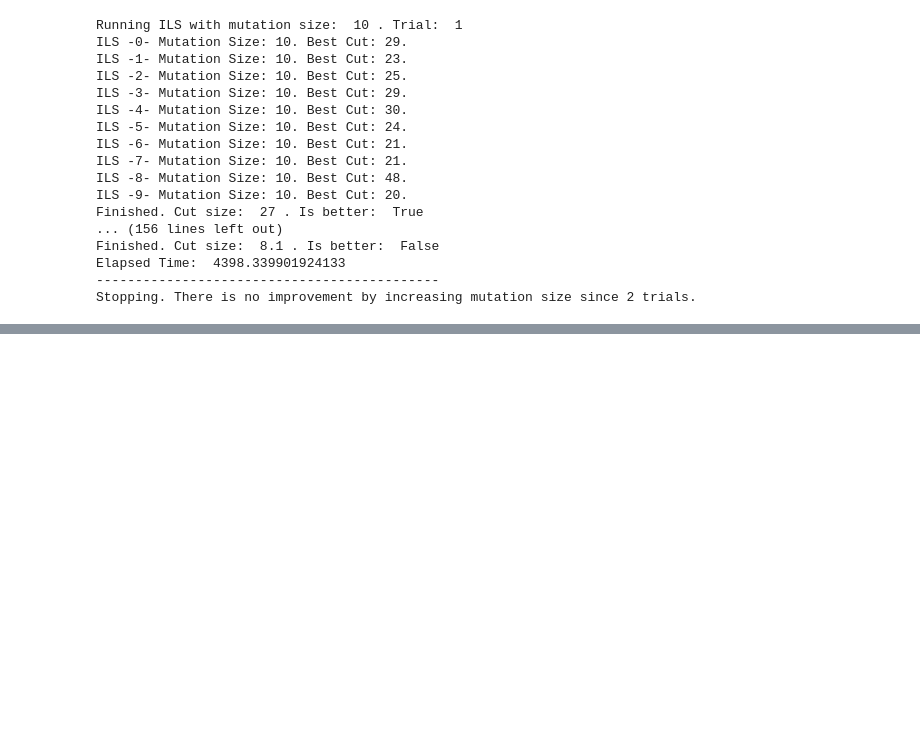
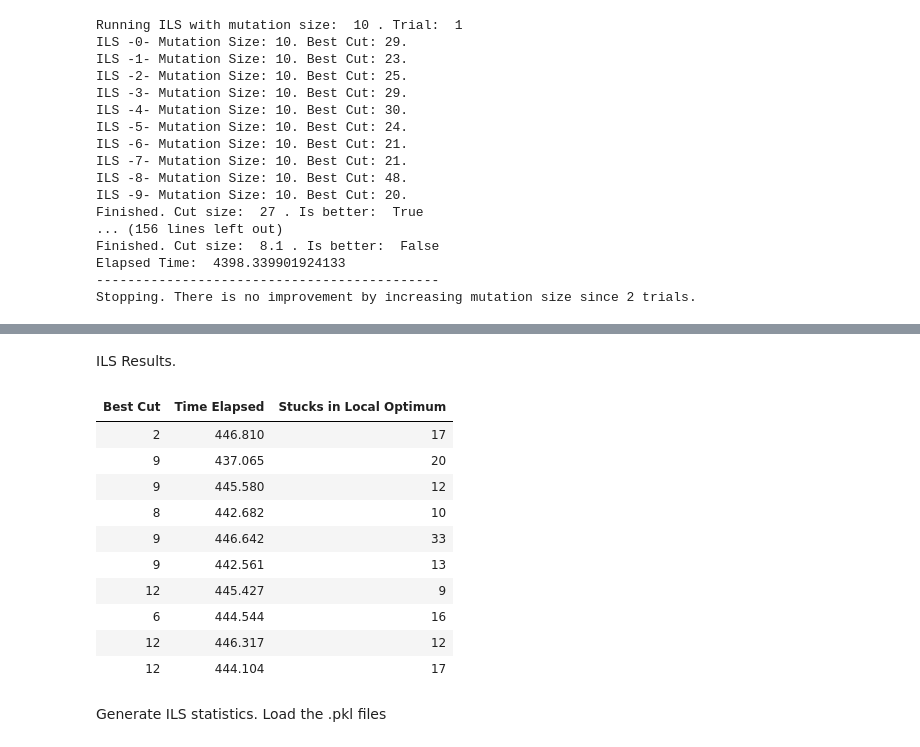
Before and after one commit to Cem-Kaya/Evo_Comp_Assignment_2, a Jupyter notebook: Practical_Assignment_2.ipynb, the cells around one changed output, grey strips where cells are left out. Drawn from its saved outputs; the diff is of its cells as text; code cells hidden in the pictures; blank space fills up the shorter version.

```diff
--- a/Practical_Assignment_2.ipynb
+++ b/Practical_Assignment_2.ipynb
@@ -161,0 +242,34 @@ MLS - 7. Best Cut: 30. Elapsed: 453.365.
+# %% [markdown]
+ILS Results.
+# %%
+import utils
+from IPython.display import HTML
+
+filename="pckl/ils_find_mutation_size/2025-03-26_02-53-50_ILS-mutation_70-runs_10-max_iterations_10000-best_cut_8.8-time_444.173.pkl"
+#filename="pckl/ils_find_mutation_size/2025-03-26_01-39-48_ILS-mutation_60-runs_10-max_iterations_10000-best_cut_7.2-time_439.55.pkl"
+#filename="pckl/2025-03-27_16-14-30_ILS-parallel-mutation_65-runs_10-max_iterations_10000-best_cut_9.5-time_635.893.pkl"
+results = utils.load_pickle(filename)
+#print(results)
+
+filename="pckl/ils_find_mutation_size/2025-03-26_01-39-48_ILS-mutation_60-runs_10-max_iterations_10000-best_cut_7.2-time_439.55.pkl"
+results_60 = utils.load_pickle(filename)
+
+#columns = ['mutation_size', 'initial_cut', 'best_cut_size', 'time_elapsed', 'avg_cut_size', 'n_stays_in_local_optimum']
+columns = ['best_cut_size', 'time_elapsed', 'n_stays_in_local_optimum']
+df, html_table = utils.convert_results_to_dataframe(results, columns=columns)
+df_60, html_table_60 = utils.convert_results_to_dataframe(results_60, columns=columns)
+HTML(html_table)
+# %% [output]
+| Best Cut | Time Elapsed | Stucks in Local Optimum |
+| 2 | 446.810 | 17 |
+| 9 | 437.065 | 20 |
+| 9 | 445.580 | 12 |
+| 8 | 442.682 | 10 |
+| 9 | 446.642 | 33 |
+| 9 | 442.561 | 13 |
+| 12 | 445.427 | 9 |
+| 6 | 444.544 | 16 |
+| 12 | 446.317 | 12 |
+| 12 | 444.104 | 17 |
+# %% [markdown]
+Generate ILS statistics. Load the .pkl files
```
Also changed, not shown: parts of 6 cells of this notebook, 5 other files.
